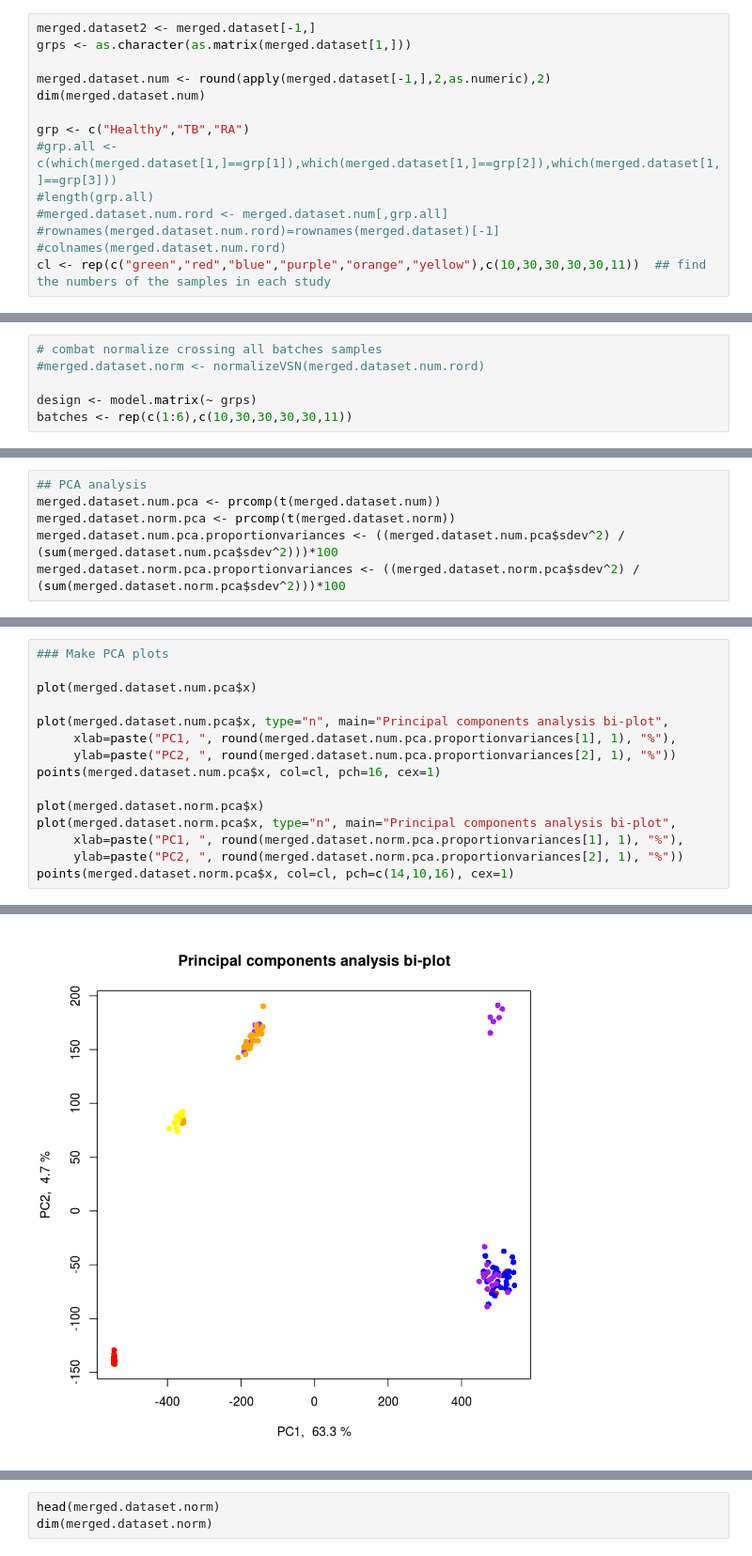
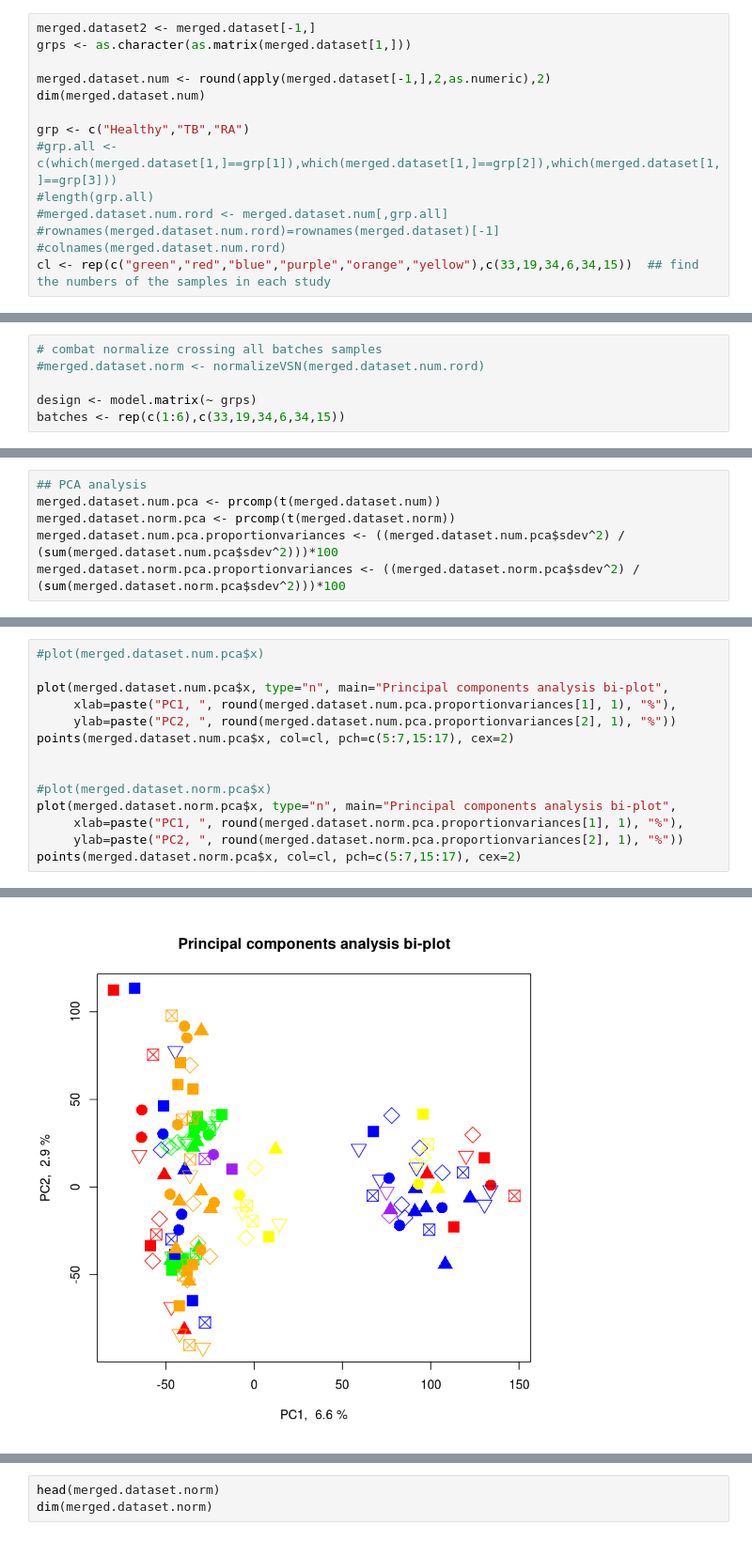
Before and after one commit to NLM-Reproducibility-Project/ReAnalysis-of-gene-pathways-between-TB-and-RA, a Jupyter notebook: scripts/MetaAnalysis.ipynb, the cells around one changed output, grey strips where cells are left out. Shown at 94% size. Saved outputs shown, nothing was run; the diff lists cells and outputs as text.

```diff
--- a/scripts/MetaAnalysis.ipynb
+++ b/scripts/MetaAnalysis.ipynb
@@ -402,7 +391,7 @@ grp <- c("Healthy","TB","RA")
 #merged.dataset.num.rord <- merged.dataset.num[,grp.all]
 #rownames(merged.dataset.num.rord)=rownames(merged.dataset)[-1]
 #colnames(merged.dataset.num.rord)
-cl <- rep(c("green","red","blue","purple","orange","yellow"),c(10,30,30,30,30,11))  ## find the numbers of the samples in each study
+cl <- rep(c("green","red","blue","purple","orange","yellow"),c(33,19,34,6,34,15))  ## find the numbers of the samples in each study
 # %% [output]
 [1] 18205   141
 # %%
@@ -410,7 +399,7 @@ cl <- rep(c("green","red","blue","purple","orange","yellow"),c(10,30,30,30,30,11
 #merged.dataset.norm <- normalizeVSN(merged.dataset.num.rord)
 
 design <- model.matrix(~ grps)
-batches <- rep(c(1:6),c(10,30,30,30,30,11))
+batches <- rep(c(1:6),c(33,19,34,6,34,15))
 # %%
 merged.dataset.norm <- ComBat(merged.dataset.num, batches, mod=design, par.prior=TRUE, prior.plots=FALSE)
 rownames(merged.dataset.norm)=rownames(merged.dataset)[-1]
@@ -442,16 +433,15 @@ merged.dataset.norm.pca.proportionvariances <- ((merged.dataset.norm.pca$sdev^2)
 # %%
-### Make PCA plots
-
-plot(merged.dataset.num.pca$x)
+#plot(merged.dataset.num.pca$x)
 
 plot(merged.dataset.num.pca$x, type="n", main="Principal components analysis bi-plot",
      xlab=paste("PC1, ", round(merged.dataset.num.pca.proportionvariances[1], 1), "%"),
      ylab=paste("PC2, ", round(merged.dataset.num.pca.proportionvariances[2], 1), "%"))
-points(merged.dataset.num.pca$x, col=cl, pch=16, cex=1)
+points(merged.dataset.num.pca$x, col=cl, pch=c(5:7,15:17), cex=2)
 
-plot(merged.dataset.norm.pca$x)
+
+#plot(merged.dataset.norm.pca$x)
 plot(merged.dataset.norm.pca$x, type="n", main="Principal components analysis bi-plot",
      xlab=paste("PC1, ", round(merged.dataset.norm.pca.proportionvariances[1], 1), "%"),
      ylab=paste("PC2, ", round(merged.dataset.norm.pca.proportionvariances[2], 1), "%"))
-points(merged.dataset.norm.pca$x, col=cl, pch=c(14,10,16), cex=1)
+points(merged.dataset.norm.pca$x, col=cl, pch=c(5:7,15:17), cex=2)
 # %% [output]
@@ -459 +449 @@ points(merged.dataset.norm.pca$x, col=cl, pch=c(14,10,16), cex=1)
-[figure, old version]
+[figure, new version]
```
Also changed, not shown: parts of 24 cells of this notebook.
